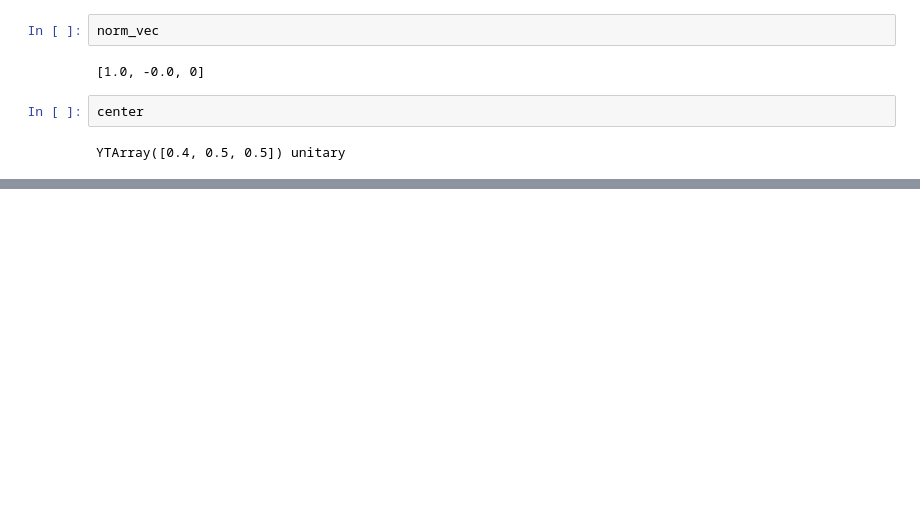
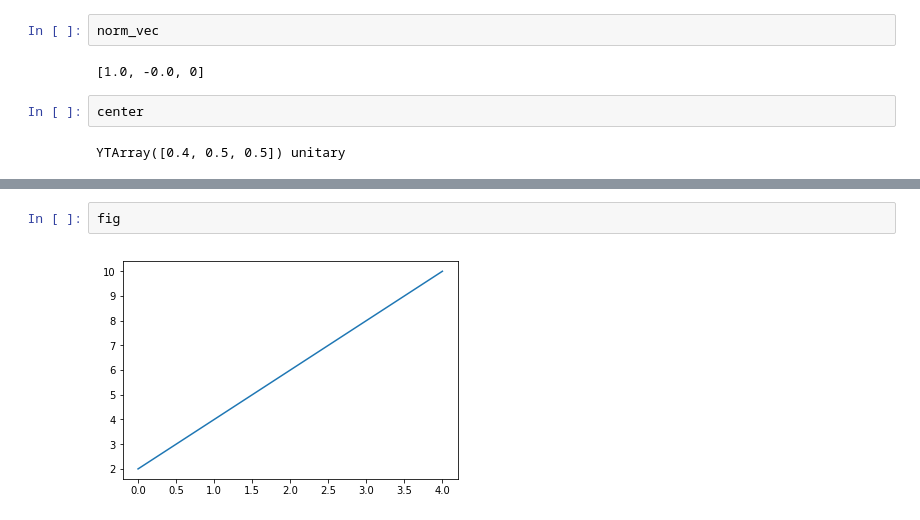
Before and after one commit to biboyd/SALSA, a Jupyter notebook: plotting_ray/slice_and_ray_playground.ipynb, the cells around one changed output, grey strips where cells are left out. Cells and saved outputs as stored; diff of their text form; blank space fills up the shorter version.

```diff
--- a/plotting_ray/slice_and_ray_playground.ipynb
+++ b/plotting_ray/slice_and_ray_playground.ipynb
@@ -105,0 +138,4 @@ yt : [INFO     ] 2019-03-20 23:06:56,272 Writing spectrum plot to png file: spec
+# %%
+fig
+# %% [output]
+[figure, added]
```
Also changed, not shown: parts of 16 cells of this notebook, 1 other file.
